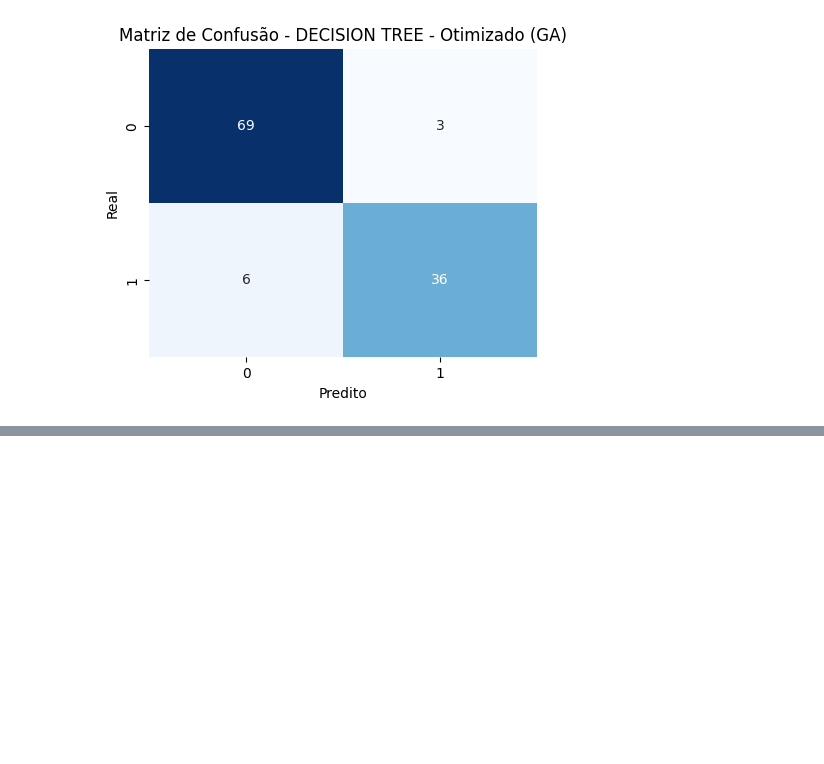
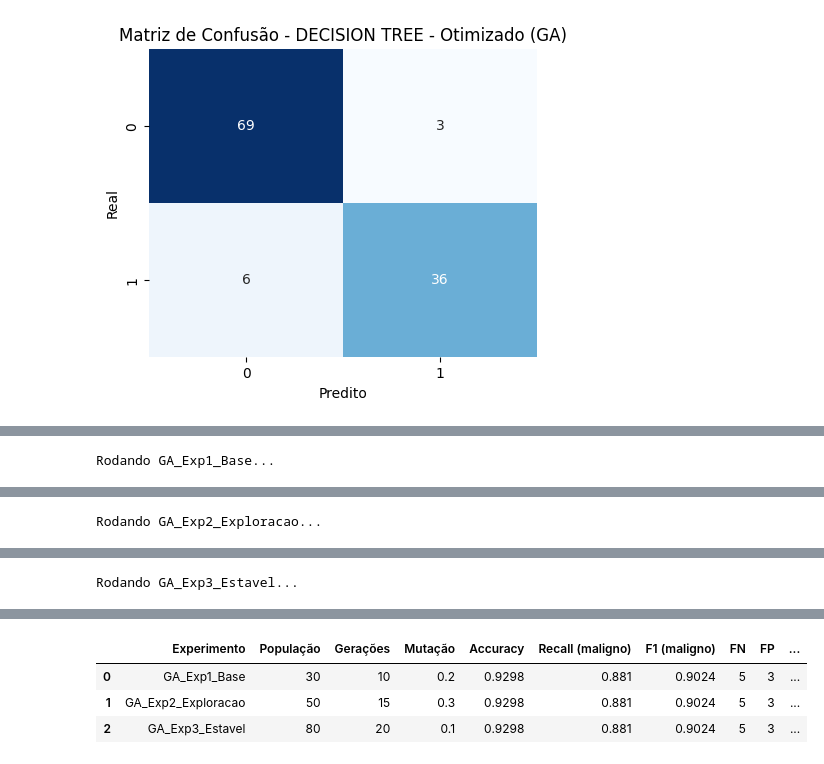
Before and after one commit to KeityPires/tech-challenge-ia-diagnostico, a Jupyter notebook: notebooks/02_exploracao_dados_cancer_mama.ipynb, the cells around one changed output, grey strips where cells are left out. Saved outputs shown, nothing was run; the diff lists cells and outputs as text; code cells hidden in the pictures; blank space fills up the shorter version.

```diff
--- a/notebooks/02_exploracao_dados_cancer_mama.ipynb
+++ b/notebooks/02_exploracao_dados_cancer_mama.ipynb
@@ -1189,0 +1363,44 @@ weighted avg       0.92      0.92      0.92       114
+# %%
+import numpy as np
+import pandas as pd
+from sklearn.metrics import accuracy_score, recall_score, f1_score, confusion_matrix
+
+experiments = {
+    "GA_Exp1_Base": GAConfigTree(population_size=30, n_generations=10, mut_prob=0.20, cx_prob=0.70, cv_folds=5),
+    "GA_Exp2_Exploracao": GAConfigTree(population_size=50, n_generations=15, mut_prob=0.30, cx_prob=0.70, cv_folds=5),
+    "GA_Exp3_Estavel": GAConfigTree(population_size=80, n_generations=20, mut_prob=0.10, cx_prob=0.70, cv_folds=5),
+}
+
+results = []
+
+for name, config in experiments.items():
+    print(f"\nRodando {name}...")
+
+    model_ga, params_ga, history_ga = optimize_tree_with_ga(X_train_scaled, y_train, config=config)
+
+    y_pred = model_ga.predict(X_test_scaled)
+
+    acc = accuracy_score(y_test, y_pred)
+    rec = recall_score(y_test, y_pred, pos_label=1)   # maligno=1
+    f1  = f1_score(y_test, y_pred, pos_label=1)
+
+    cm = confusion_matrix(y_test, y_pred)
+    tn, fp, fn, tp = cm.ravel()
+
+    results.append({
+        "Experimento": name,
+        "População": config.population_size,
+        "Gerações": config.n_generations,
+        "Mutação": config.mut_prob,
+        "Accuracy": round(acc, 4),
+        "Recall (maligno)": round(rec, 4),
+        "F1 (maligno)": round(f1, 4),
+        "FN": int(fn),
+        "FP": int(fp),
+        "Melhores parâmetros": params_ga
+    })
+
+df_results = pd.DataFrame(results).sort_values(by=["FN", "Recall (maligno)"], ascending=[True, False])
+df_results
+# %% [output]
+Rodando GA_Exp1_Base...
@@ -1189,0 +1417 @@ weighted avg       0.92      0.92      0.92       114
+Rodando GA_Exp2_Exploracao...
@@ -1189,0 +1433 @@ weighted avg       0.92      0.92      0.92       114
+Rodando GA_Exp3_Estavel...
@@ -1189,0 +1454,4 @@ weighted avg       0.92      0.92      0.92       114
+|  | Experimento | População | Gerações | Mutação | Accuracy | Recall (maligno) | F1 (maligno) | FN | FP | ... |
+| 0 | GA_Exp1_Base | 30 | 10 | 0.2 | 0.9298 | 0.881 | 0.9024 | 5 | 3 | ... |
+| 1 | GA_Exp2_Exploracao | 50 | 15 | 0.3 | 0.9298 | 0.881 | 0.9024 | 5 | 3 | ... |
+| 2 | GA_Exp3_Estavel | 80 | 20 | 0.1 | 0.9298 | 0.881 | 0.9024 | 5 | 3 | ... |
```
Also changed, not shown: parts of 9 cells of this notebook, 1 other file.
